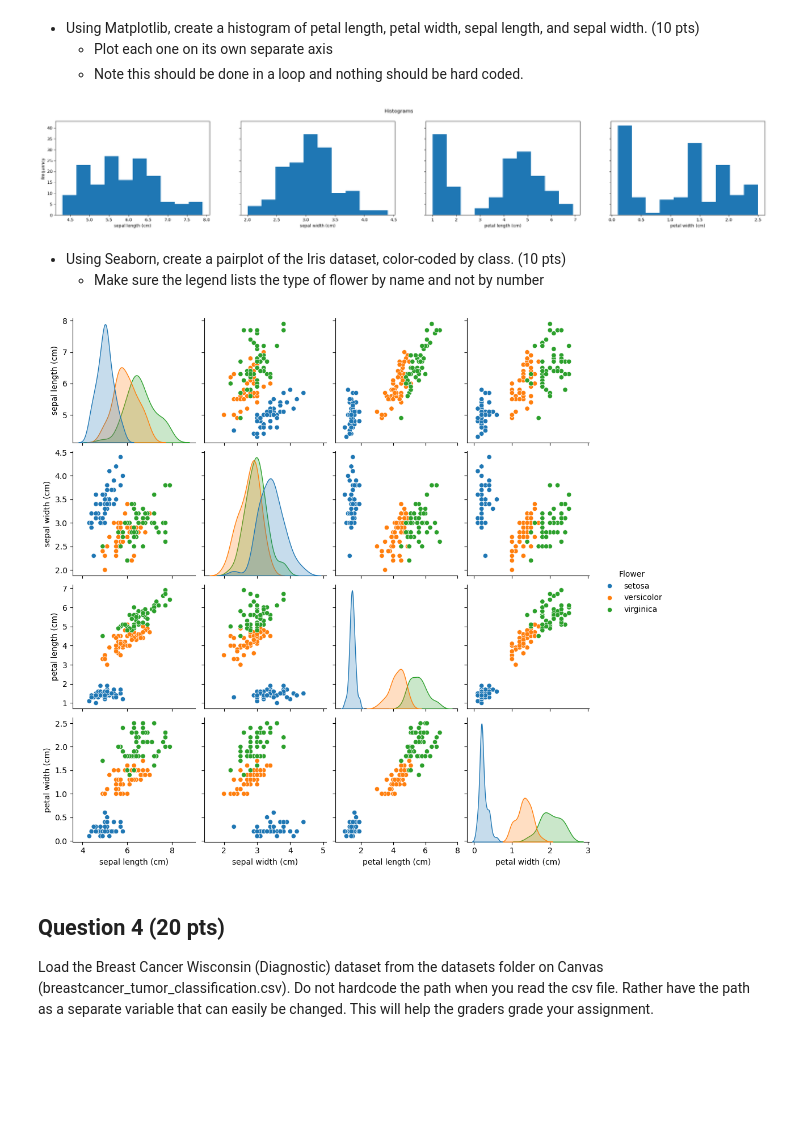
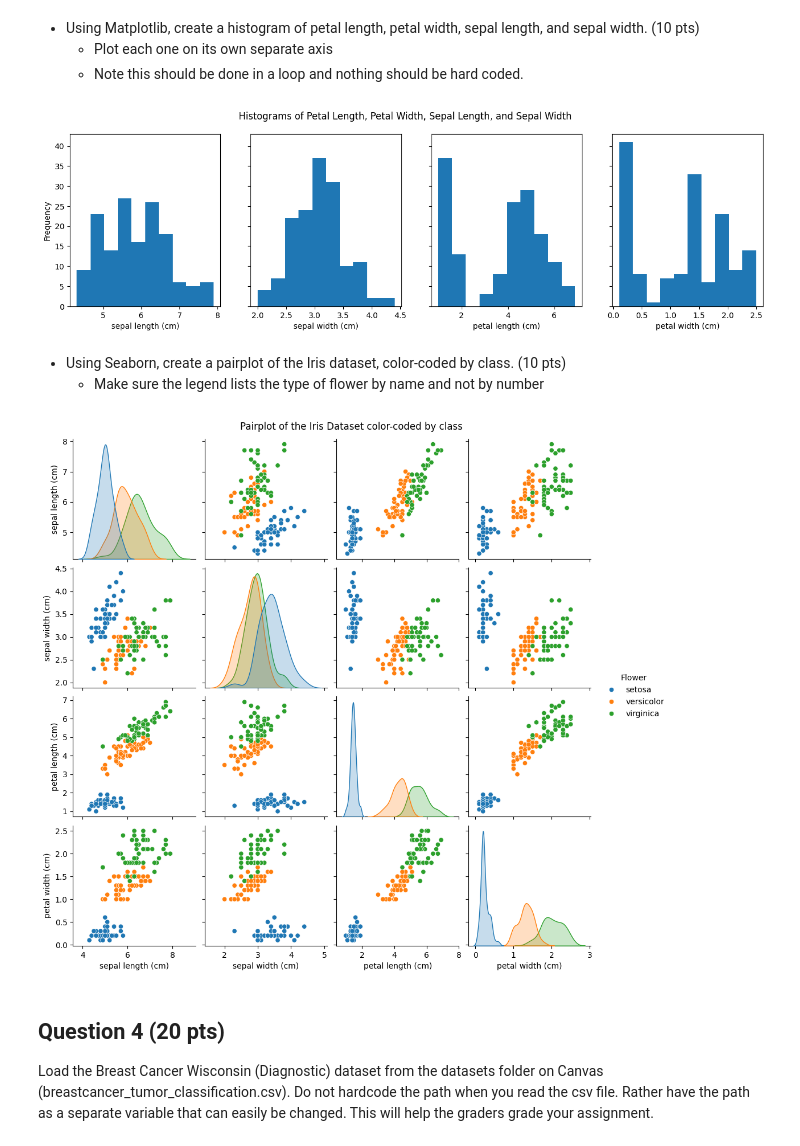
Before and after one commit to dc-wong/BME312, a Jupyter notebook: Homework1/Assignment 1 - Python.ipynb, the cells around one changed output. Saved outputs shown, nothing was run; the diff lists cells and outputs as text; code cells hidden in the pictures; blank space fills up the shorter version.

```diff
--- a/Homework1/Assignment 1 - Python.ipynb
+++ b/Homework1/Assignment 1 - Python.ipynb
@@ -50,8 +55,11 @@ iris = datasets.load_iris()
 # %%
 import numpy as np
 
-for i in range(len(iris.feature_names)):
-    print(f"{iris.feature_names[i]} mean: {np.mean(iris.data[:,i])}")
-    print(f"{iris.feature_names[i]} median: {np.median(iris.data[:,i])}")
-    print(f"{iris.feature_names[i]} standard deviation: {np.std(iris.data[:,i])}")
+# repeat for each class
+for class_id, class_name in enumerate(iris.target_names):
+    # repeat for each feature
+    for feature_id, feature_name in enumerate(iris.feature_names):
+        # isolate the values from the data that pertains to the specific class and feature
+        values = iris.data[iris.target == class_id, feature_id]
+        print(f"{class_name}'s {feature_name} mean is {np.mean(values):.4f}, median is {np.median(values)}, and standard deivation is {np.std(values):.4f}.")
 # %% [output]
@@ -73,9 +81,22 @@ petal width (cm) standard deviation: 0.7596926279021594
 # %%
 import matplotlib.pyplot as plt
 
-plt.scatter(x = iris.data[:,0], y = iris.data[:,1], c = iris.target)
+# repeat for each class
+for i, label in enumerate(iris.target_names):
+    # create a scatterplot of the data only using the data pertaining to
+    # the sepal length and width features within this class
+    plt.scatter(
+        # sepal length
+        iris.data[iris.target == i, 0],
+        # sepal width
+        iris.data[iris.target == i, 1],
+        # class label
+        label=label,
+    )
+# add apropriate title, axis labels, and legend to the plot
 plt.title("Sepal Length vs. Sepal Width")
 plt.xlabel("Sepal Length (cm)")
 plt.ylabel("Sepal Width (cm)")
+plt.legend()
 plt.show()
 # %% [output]
@@ -93,30 +115,44 @@ df = pd.DataFrame(data=iris.data, columns=iris.feature_names)
     - Plot each one on its own separate axis
     - Note this should be done in a loop and nothing should be hard coded.
 # %%
+# extract the number of features (which is the number of columns)
 num_features = len(df.columns)
-fig, axes = plt.subplots(1, num_features, figsize=(30, num_features), sharey=True)
+# use the number of features to setup the number of subplots/histograms there will be
+# here, the figsize is arbitary, but is useful to make the histogram easier to read
+# sharey is used as they have the same values on the y-axis and reduces clutter
+fig, axes = plt.subplots(1, num_features, figsize=(16,4), sharey=True)
 
+# we repeat for each feature
 for i, column in enumerate(df.columns):
+    # create a histogram from that feature's data
     axes[i].hist(df[column])
+    # add a label to the histogram
     axes[i].set_xlabel(column)
+    # if this is the first histogram, add the y-axis labels as they share a y-axis
     if i == 0:
         axes[i].set_ylabel("Frequency")
 
-fig.suptitle("Histograms")
+# create a title for this figure as output the results
+fig.suptitle("Histograms of Petal Length, Petal Width, Sepal Length, and Sepal Width")
 plt.show()
 # %% [output]
-[figure, old version]
+[figure, new version]
 # %% [markdown]
 - Using Seaborn, create a pairplot of the Iris dataset, color-coded by class. (10 pts)
     - Make sure the legend lists the type of flower by name and not by number
 # %%
+# add the flower name into the dataframe so that it can be used as a label
 df['Flower'] = [iris.target_names[i] for i in iris.target]
 
 import seaborn as sns
 
+# create a pairplot while specifying that the 'Flower' column will be used as labels
 sns_plot = sns.pairplot(df, hue="Flower")
+# add a title above the pairplot
+sns_plot.figure.suptitle("Pairplot of the Iris Dataset color-coded by class")
+sns_plot.figure.subplots_adjust(top=0.95)
 # %% [output]
-[figure, old version]
+[figure, new version]
 # %% [markdown]
 ## Question 4 (20 pts)
 Load the Breast Cancer Wisconsin (Diagnostic) dataset from the datasets folder on Canvas (breastcancer_tumor_classification.csv). Do not hardcode the path when you read the csv file. Rather have the path as a separate variable that can easily be changed. This will help the graders grade your assignment.
```
Also changed, not shown: parts of 10 cells of this notebook, 3 other files.
